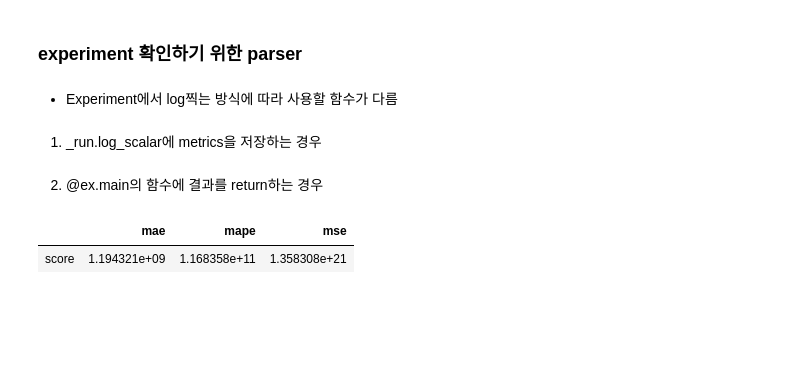
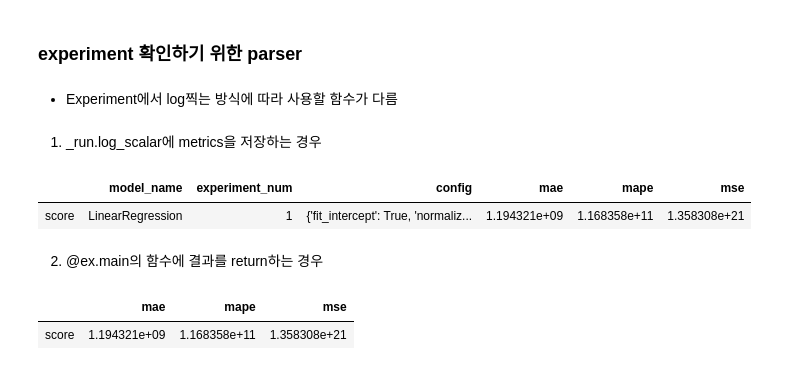
Before and after one commit to jeonprize/New_york_demand_forecasting, a Jupyter notebook: Sacred .ipynb, the cells around one changed output. Cells and saved outputs as stored; diff of their text form; code cells hidden in the pictures; blank space fills up the shorter version.

```diff
--- a/Sacred .ipynb
+++ b/Sacred .ipynb
@@ -283,6 +283,11 @@ def parsing_output(ex_id):
     output_df = pd.concat([output_df, metric_df], axis=1)
     output_df = output_df.round(2)
     return output_df
+# %%
+parsing_output(2)
+# %% [output]
+|  | model_name | experiment_num | config | mae | mape | mse |
+| score | LinearRegression | 1 | {'fit_intercept': True, 'normaliz... | 1.194321e+09 | 1.168358e+11 | 1.358308e+21 |
 # %% [markdown]
 2) @ex.main의 함수에 결과를 return하는 경우
 # %%
```
Also changed, not shown: parts of 5 cells of this notebook.
